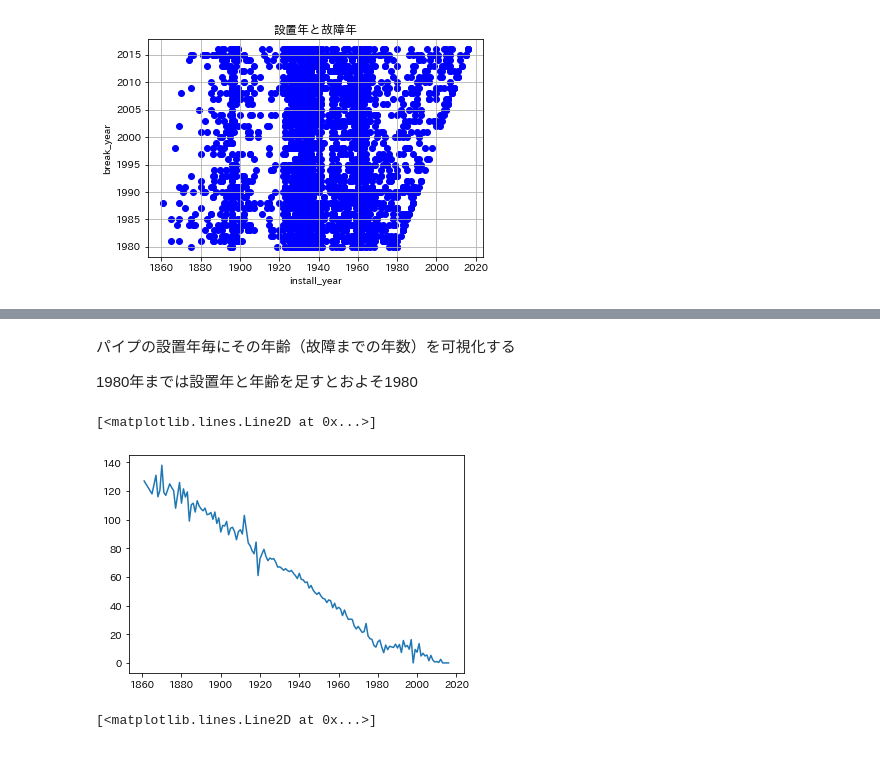
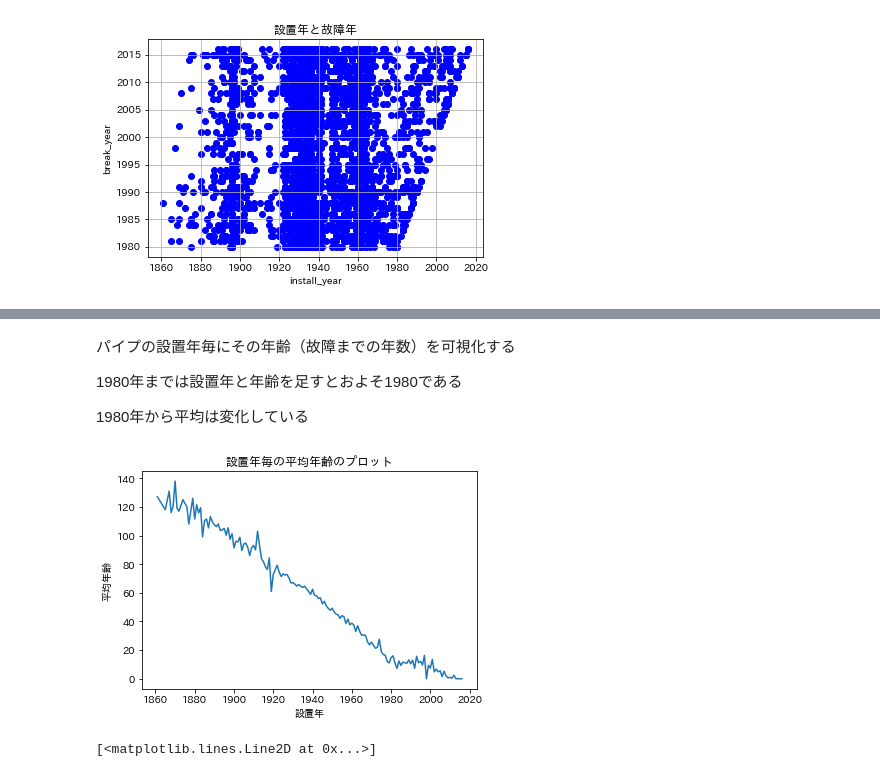
Before and after one commit to ontheroad2022/fracta, a Jupyter notebook: notebooks/100_0_nari_fracta_EDA.ipynb, the cells around one changed output, grey strips where cells are left out. Drawn from its saved outputs; the diff is of its cells as text; code cells hidden in the pictures.

```diff
--- a/notebooks/100_0_nari_fracta_EDA.ipynb
+++ b/notebooks/100_0_nari_fracta_EDA.ipynb
@@ -140,14 +146,19 @@ Length: 155, dtype: int64
 # %% [markdown]
 パイプの設置年毎にその年齢（故障までの年数）を可視化する
 
-1980年までは設置年と年齢を足すとおよそ1980
+1980年までは設置年と年齢を足すとおよそ1980である
+
+1980年から平均は変化している
 # %%
 df_stats = df_break.set_index('install_year')
 df_stats = df_stats.groupby('install_year').mean()
 plt.plot(df_stats['age'])
+plt.title('設置年毎の平均年齢のプロット')
+plt.xlabel('設置年')
+plt.ylabel('平均年齢')
+plt.show()
 # %% [output]
-[<matplotlib.lines.Line2D at 0x...>]
-[figure, old version]
+[figure, new version]
 # %%
 plt.plot(df_stats['break_year'])
 # %% [output]
```
Also changed, not shown: parts of 18 cells of this notebook.
